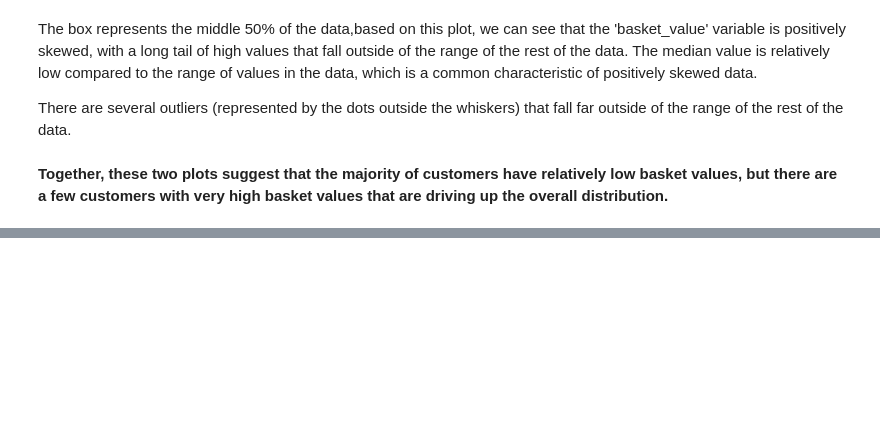
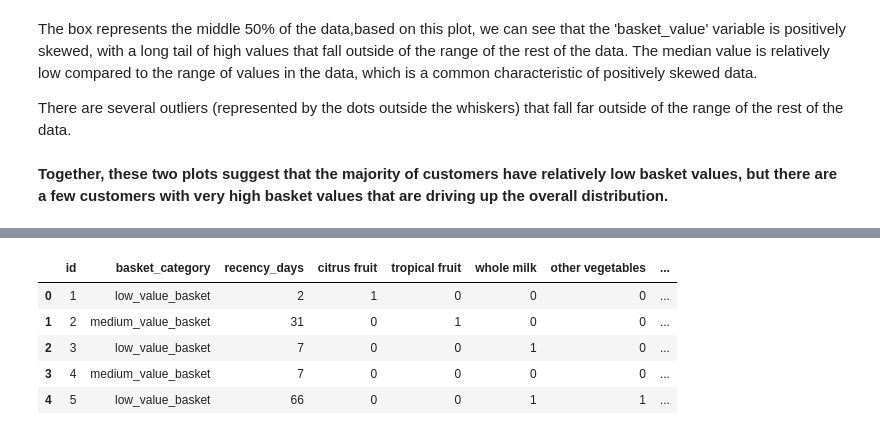
Before and after one commit to tfysekis/Data-Mining, a Jupyter notebook: Mining_Knowledge.ipynb, the cells around one changed output, grey strips where cells are left out. Cells and saved outputs as stored; diff of their text form; code cells hidden in the pictures; blank space fills up the shorter version.

```diff
--- a/Mining_Knowledge.ipynb
+++ b/Mining_Knowledge.ipynb
@@ -130,0 +106,27 @@ plt.show()
+# %%
+# Calculate average basket value
+avg_basket_value = data['basket_value'].mean()
+
+# Create new column for basket category
+data.insert(2, 'basket_category', '')
+
+# Loop through rows and assign basket category based on basket value
+for i, row in data.iterrows():
+    if row['basket_value'] < avg_basket_value/2:
+        data.at[i, 'basket_category'] = 'low_value_basket'
+    elif row['basket_value'] >= avg_basket_value/2 and row['basket_value'] < avg_basket_value*2:
+        data.at[i, 'basket_category'] = 'medium_value_basket'
+    else:
+        data.at[i, 'basket_category'] = 'high_value_basket'
+
+# Drop original basket value column
+data.drop(columns=['basket_value'], inplace=True)
+
+data.head()
+# %% [output]
+|  | id | basket_category | recency_days | citrus fruit | tropical fruit | whole milk | other vegetables | ... |
+| 0 | 1 | low_value_basket | 2 | 1 | 0 | 0 | 0 | ... |
+| 1 | 2 | medium_value_basket | 31 | 0 | 1 | 0 | 0 | ... |
+| 2 | 3 | low_value_basket | 7 | 0 | 0 | 1 | 0 | ... |
+| 3 | 4 | medium_value_basket | 7 | 0 | 0 | 0 | 0 | ... |
+| 4 | 5 | low_value_basket | 66 | 0 | 0 | 1 | 1 | ... |
```
Also changed, not shown: parts of 20 cells of this notebook.
